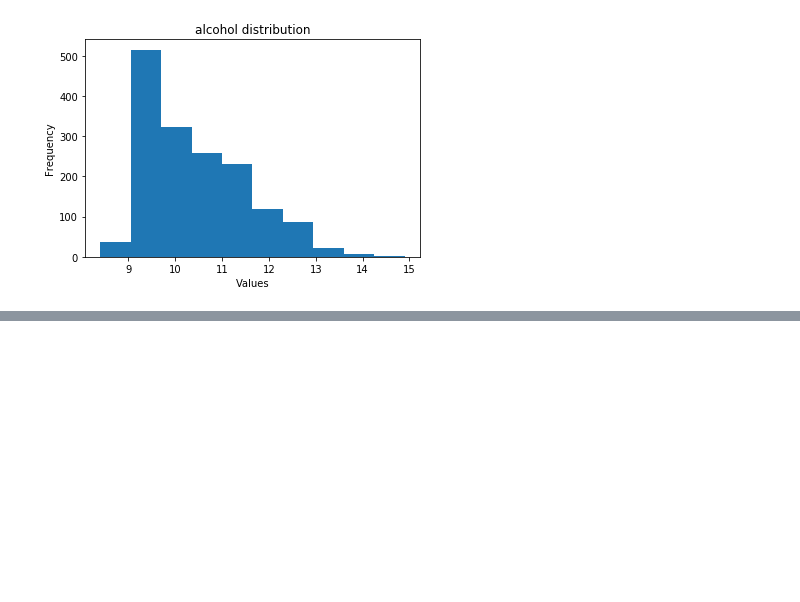
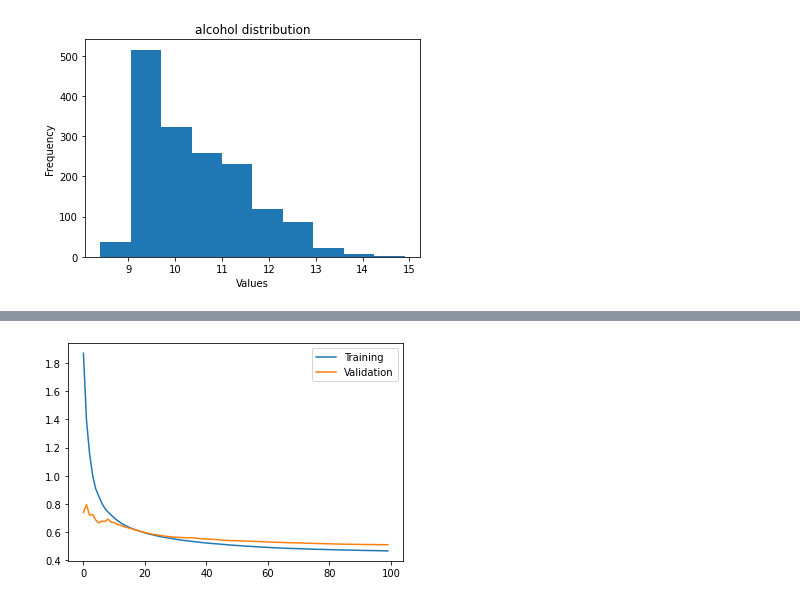
Before and after one commit to ladothlak/wine-toy-example, a Jupyter notebook: wine-notebook.ipynb, the cells around one changed output, grey strips where cells are left out. Cells and saved outputs as stored; diff of their text form; code cells hidden in the pictures; blank space fills up the shorter version.

Commit message:
Added model scaling and created DNN. Did test training to check loss over time. Next step is to include SHAP value explainability using shap library

```diff
--- a/wine-notebook.ipynb
+++ b/wine-notebook.ipynb
@@ -128,0 +180,43 @@ _=plt.xlabel('Values')
+# %%
+batch_size = 1
+
+train_tensor = torch.utils.data.TensorDataset(train_x, train_y)
+train_loader = torch.utils.data.DataLoader(dataset = train_tensor, batch_size = batch_size, shuffle = True)
+
+val_tensor = torch.utils.data.TensorDataset(val_x, val_y)
+val_loader = torch.utils.data.DataLoader(dataset = val_tensor, batch_size = batch_size, shuffle = True)
+
+test_tensor = torch.utils.data.TensorDataset(test_x, test_y)
+test_loader = torch.utils.data.DataLoader(dataset = test_tensor, batch_size = 1, shuffle = True)
+# %%
+import torch.nn as nn
+import torch.nn.functional as F
+
+class DNN(nn.Module):
+    def __init__(self, dense_dim):
+        super(DNN, self).__init__()
+
+        #Input Layer
+        self.fcn1 = nn.Linear(11, dense_dim)
+
+        #Hidden Layers
+        self.fcn2 = nn.Linear(dense_dim, 2*dense_dim)
+        self.fcn4 = nn.Linear(2*dense_dim, dense_dim)
+
+        #Output Layer
+        self.fcn5 = nn.Linear(dense_dim, 1)
+
+        self.drop = nn.Dropout(0.2)
+
+    def forward(self, x):
+        x = (F.relu(self.fcn1(x)))
+
+        x = self.drop(F.relu(self.fcn2(x)))
+        #x = self.drop(F.relu(self.fcn3(x)))
+        x = (F.relu(self.fcn4(x)))
+
+        x = self.fcn5(x)
+
+        x = x.view(-1)
+
+        return x
@@ -128,0 +282,3 @@ _=plt.xlabel('Values')
+# %%
+classifier = train(100, DNN(200))
+# %% [output]
@@ -128,0 +305 @@ _=plt.xlabel('Values')
+[figure, added]
```
Also changed, not shown: parts of 16 cells of this notebook.
